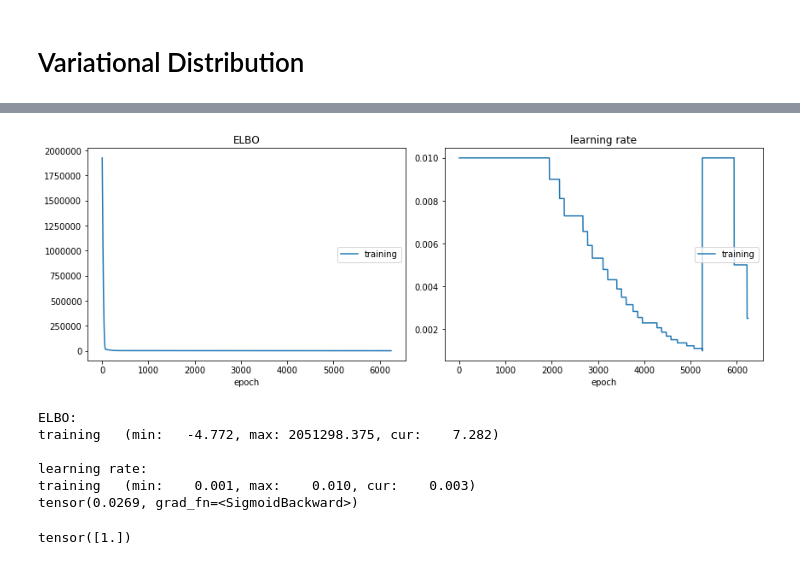
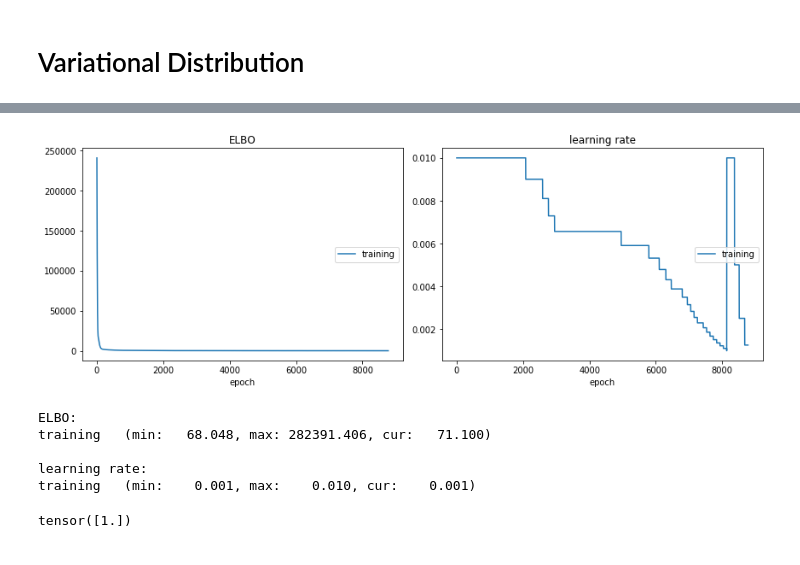
Before and after one commit to cortax/BayesianNN, a Jupyter notebook: Examples/dev_variational_boosting_NN.ipynb, the cells around one changed output, grey strips where cells are left out. Saved outputs shown, nothing was run; the diff lists cells and outputs as text; code cells hidden in the pictures.

```diff
--- a/Examples/dev_variational_boosting_NN.ipynb
+++ b/Examples/dev_variational_boosting_NN.ipynb
@@ -148,15 +148,15 @@ def Boost(qC, n_samples_ELBO):
         if learning_rate < 0.001:
             break
 
-    print(torch.sigmoid(unbounded_prop_new))
+    #print(torch.sigmoid(unbounded_prop_new))
 
-    if torch.sigmoid(unbounded_prop_new) > 0.05/len(qC.components):
-        components = qC.components + [q_new]
-        proportions = torch.cat([(1-torch.sigmoid(unbounded_prop_new))*qC.proportions, torch.tensor([torch.sigmoid(unbounded_prop_new)],device=device)]).detach()
+    #if torch.sigmoid(unbounded_prop_new) > 0.05/len(qC.components):
+    #    components = qC.components + [q_new]
+    #    proportions = torch.cat([(1-torch.sigmoid(unbounded_prop_new))*qC.proportions, torch.tensor([torch.sigmoid(unbounded_prop_new)],device=device)]).detach()
 
-        qC_new = MeanFieldVariationalMixtureDistribution(proportions, components, device=device)
-    else:
-        qC_new = qC
+    qC_new = MeanFieldVariationalMixtureDistribution(proportions, components, device=device)
+    #else:
+    #    qC_new = qC
     return qC_new
 # %% [markdown]
 # Variational Distribution #
@@ -267,13 +266,12 @@ for _ in range(1000):
 # %%
-qC = Boost(qC, 5)
+qC = Boost(qC, 10)
 # %% [output]
-[figure, old version]
+[figure, new version]
 ELBO:
-training   (min:   -4.772, max: 2051298.375, cur:    7.282)
+training   (min:   68.048, max: 282391.406, cur:   71.100)
 
 learning rate:
-training   (min:    0.001, max:    0.010, cur:    0.003)
-tensor(0.0269, grad_fn=<SigmoidBackward>)
+training   (min:    0.001, max:    0.010, cur:    0.001)
 # %%
 qC.proportions
 # %% [output]
```
Also changed, not shown: parts of 2 cells of this notebook.
